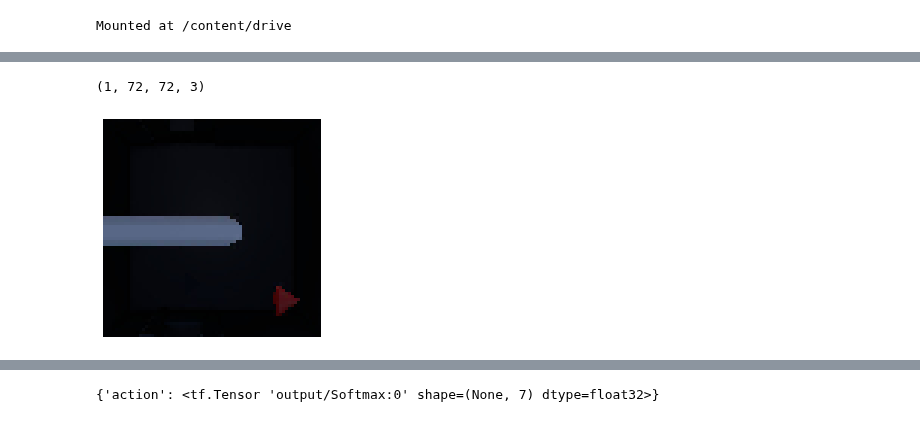
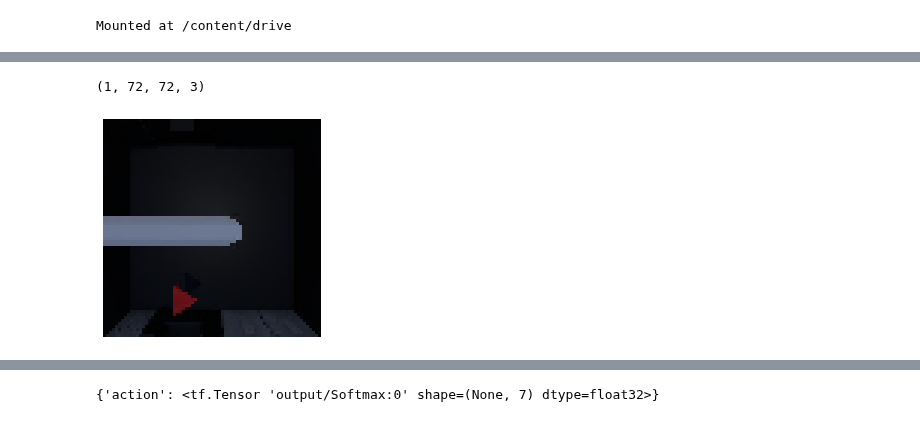
Before and after one commit to matpg/RL-Agent-for-Unreal-Engine, a Jupyter notebook: Prueba_de_modelo_en_TS.ipynb, the cells around one changed output, grey strips where cells are left out. Cells and saved outputs as stored; diff of their text form; code cells hidden in the pictures.

```diff
--- a/Prueba_de_modelo_en_TS.ipynb
+++ b/Prueba_de_modelo_en_TS.ipynb
@@ -21,3 +21,28 @@ from google.colab import drive
 drive.mount('/content/drive')
 # %% [output]
 Mounted at /content/drive
+# %%
+'''
+
+'''
+
+def paint_obs_route(obsdnumpy_folder, number_ob):
+  file = '/content/drive/MyDrive/Colab Notebooks/modelo ts agentnet/archivos de observaciones/obsnumpy'+str(obsdnumpy_folder)+"/índice"+str(number_ob)+".png"
+  img = tf.keras.preprocessing.image.load_img(file, target_size=[72, 72])
+  img_to_test = tf.keras.preprocessing.image.img_to_array(img)
+  img_to_test = np.array(img_to_test).reshape(1, 72, 72, 3)
+  print(img_to_test.shape)
+  return img_to_test, img
+
+n_folder = 7
+image_test_index = 2
+image_to_test, image_to_plt = paint_obs_route(n_folder, image_test_index+1)
+
+def print_images(image):
+  plt.imshow(image)
+  plt.axis('off')
+
+print_images(image_to_plt)
+# EN UE4, SE PODRIA GENERAR LA IMAGEN NEGRA, Y
+# LUEGO, CON DIRECCIONES O PUNTOS DE REFERENCIA DADAS,
+# GENERAR EL TRINGULO DEL AGENTE EN COLOR ROJO
@@ -24,31 +52,31 @@ Mounted at /content/drive
 # %%
 '''
 
 '''
 
-def img_route(obsdnumpy_folder, number_ob):
+def imgUE4_route(obsdnumpy_folder, number_ob):
   file = '/content/drive/MyDrive/Colab Notebooks/modelo ts agentnet/archivos de observaciones/obsnumpy'+str(obsdnumpy_folder)+"/puzzle("+str(number_ob)+").jpg"
   img = tf.keras.preprocessing.image.load_img(file, target_size=[72, 72])
   img_to_test = tf.keras.preprocessing.image.img_to_array(img)
   img_to_test = np.array(img_to_test).reshape(1, 72, 72, 3)
   print(img_to_test.shape)
   return img_to_test, img
 
 n_folder = 5
-image_test_index = 3
-image_to_test, image_to_plt = img_route(n_folder, image_test_index)
+image_test_index = 0
+image_to_test, image_to_plt = imgUE4_route(n_folder, image_test_index)
 
 def print_images(image):
   plt.imshow(image)
   plt.axis('off')
 
 print_images(image_to_plt)
 # EN UE4, SE PODRIA GENERAR LA IMAGEN NEGRA, Y
 # LUEGO, CON DIRECCIONES O PUNTOS DE REFERENCIA DADAS,
 # GENERAR EL TRINGULO DEL AGENTE EN COLOR ROJO
 # %% [output]
 (1, 72, 72, 3)
-[figure, old version]
+[figure, new version]
 # %%
 '''
   CARGA DE ARCHIVOS DE OBSERVACION EN FORMATO NUMPY
```
Also changed, not shown: parts of 3 cells of this notebook.
